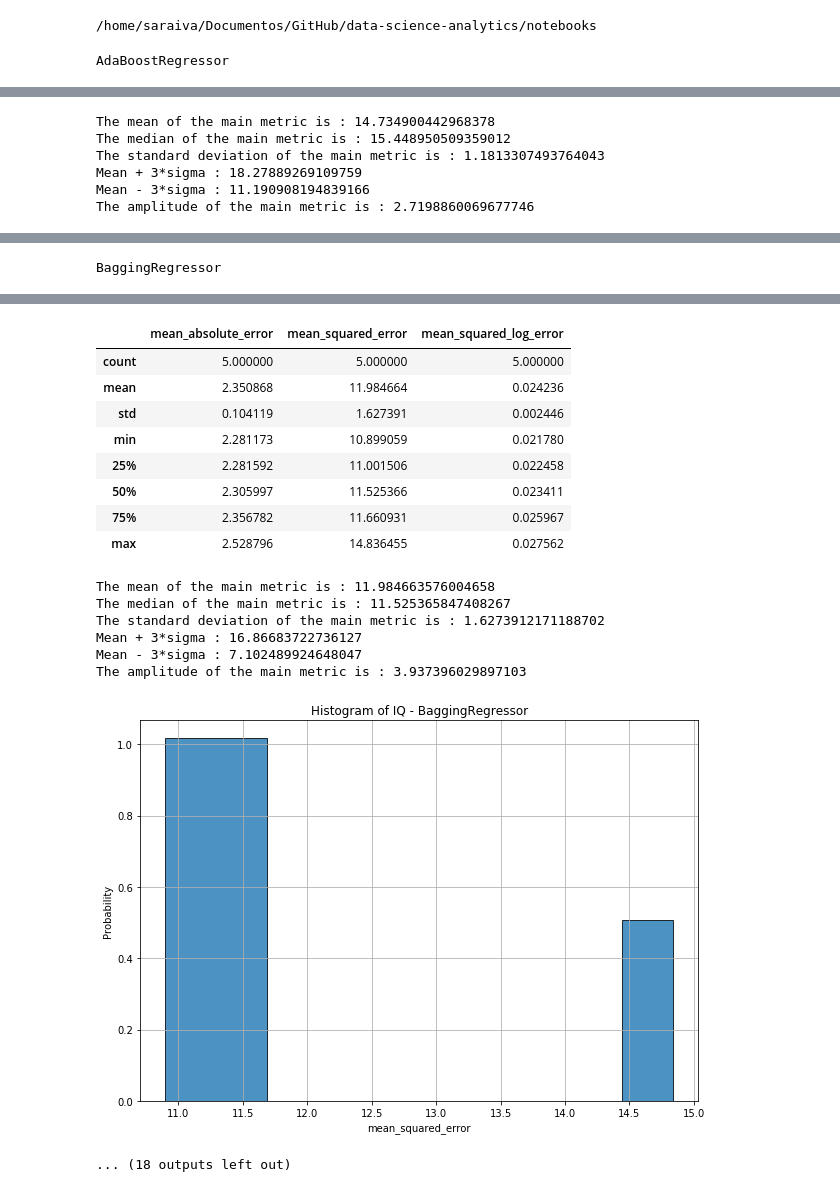
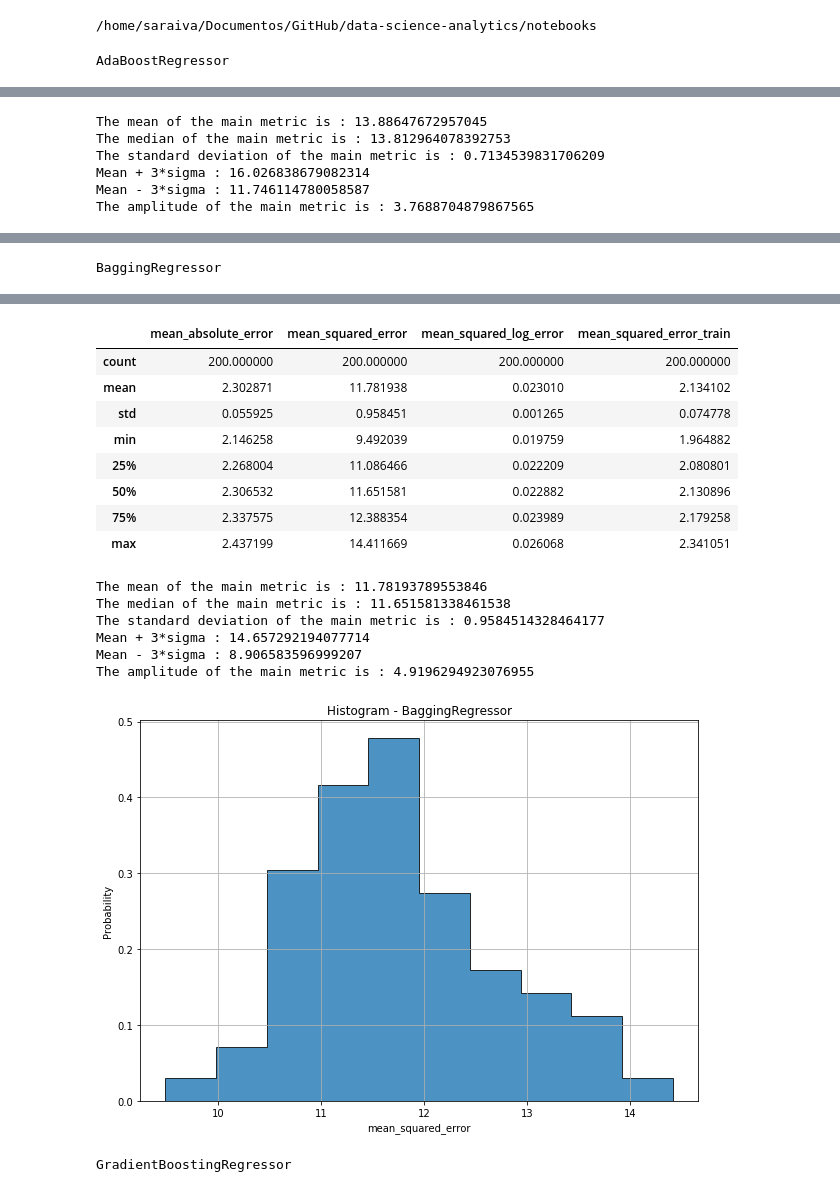
Before and after one commit to JumpingDino/data-science-analytics, a Jupyter notebook: notebooks/automated_regression.ipynb, the cells around one changed output, grey strips where cells are left out. Saved outputs shown, nothing was run; the diff lists cells and outputs as text; code cells hidden in the pictures.

Commit message:
updating automated_regression

```diff
--- a/notebooks/automated_regression.ipynb
+++ b/notebooks/automated_regression.ipynb
@@ -209,7 +237,7 @@ class AutomatedRegression():
 # %%
-it_lives = AutomatedRegression(method_dict_regression)
-it_lives.info_full_reports(X,y,5,5)
-it_lives.auto_full_reports('mean_squared_error')
+zzz = AutomatedRegression(method_dict_regression,mean_squared_error)
+zzz.info_full_reports(X,y,200,20)
+zzz.auto_full_reports()
 # %% [output]
 AdaBoostRegressor
 [interactive output not drawn]
@@ -231,6 +259,6 @@ AdaBoostRegressor
-The mean of the main metric is : 14.734900442968378
-The median of the main metric is : 15.448950509359012
-The standard deviation of the main metric is : 1.1813307493764043
-Mean + 3*sigma : 18.27889269109759
-Mean - 3*sigma : 11.190908194839166
-The amplitude of the main metric is : 2.7198860069677746
+The mean of the main metric is : 13.88647672957045
+The median of the main metric is : 13.812964078392753
+The standard deviation of the main metric is : 0.7134539831706209
+Mean + 3*sigma : 16.026838679082314
+Mean - 3*sigma : 11.746114780058587
+The amplitude of the main metric is : 3.7688704879867565
@@ -246,17 +274,17 @@ BaggingRegressor
-|  | mean_absolute_error | mean_squared_error | mean_squared_log_error |
-| count | 5.000000 | 5.000000 | 5.000000 |
-| mean | 2.350868 | 11.984664 | 0.024236 |
-| std | 0.104119 | 1.627391 | 0.002446 |
-| min | 2.281173 | 10.899059 | 0.021780 |
-| 25% | 2.281592 | 11.001506 | 0.022458 |
-| 50% | 2.305997 | 11.525366 | 0.023411 |
-| 75% | 2.356782 | 11.660931 | 0.025967 |
-| max | 2.528796 | 14.836455 | 0.027562 |
+|  | mean_absolute_error | mean_squared_error | mean_squared_log_error | mean_squared_error_train |
+| count | 200.000000 | 200.000000 | 200.000000 | 200.000000 |
+| mean | 2.302871 | 11.781938 | 0.023010 | 2.134102 |
+| std | 0.055925 | 0.958451 | 0.001265 | 0.074778 |
+| min | 2.146258 | 9.492039 | 0.019759 | 1.964882 |
+| 25% | 2.268004 | 11.086466 | 0.022209 | 2.080801 |
+| 50% | 2.306532 | 11.651581 | 0.022882 | 2.130896 |
+| 75% | 2.337575 | 12.388354 | 0.023989 | 2.179258 |
+| max | 2.437199 | 14.411669 | 0.026068 | 2.341051 |
-The mean of the main metric is : 11.984663576004658
-The median of the main metric is : 11.525365847408267
-The standard deviation of the main metric is : 1.6273912171188702
-Mean + 3*sigma : 16.86683722736127
-Mean - 3*sigma : 7.102489924648047
-The amplitude of the main metric is : 3.937396029897103
+The mean of the main metric is : 11.78193789553846
+The median of the main metric is : 11.651581338461538
+The standard deviation of the main metric is : 0.9584514328464177
+Mean + 3*sigma : 14.657292194077714
+Mean - 3*sigma : 8.906583596999207
+The amplitude of the main metric is : 4.9196294923076955
-[figure, old version]
+[figure, new version]
-... (18 outputs left out)
+GradientBoostingRegressor
```
Also changed, not shown: parts of 4 cells of this notebook, 1 other file.
